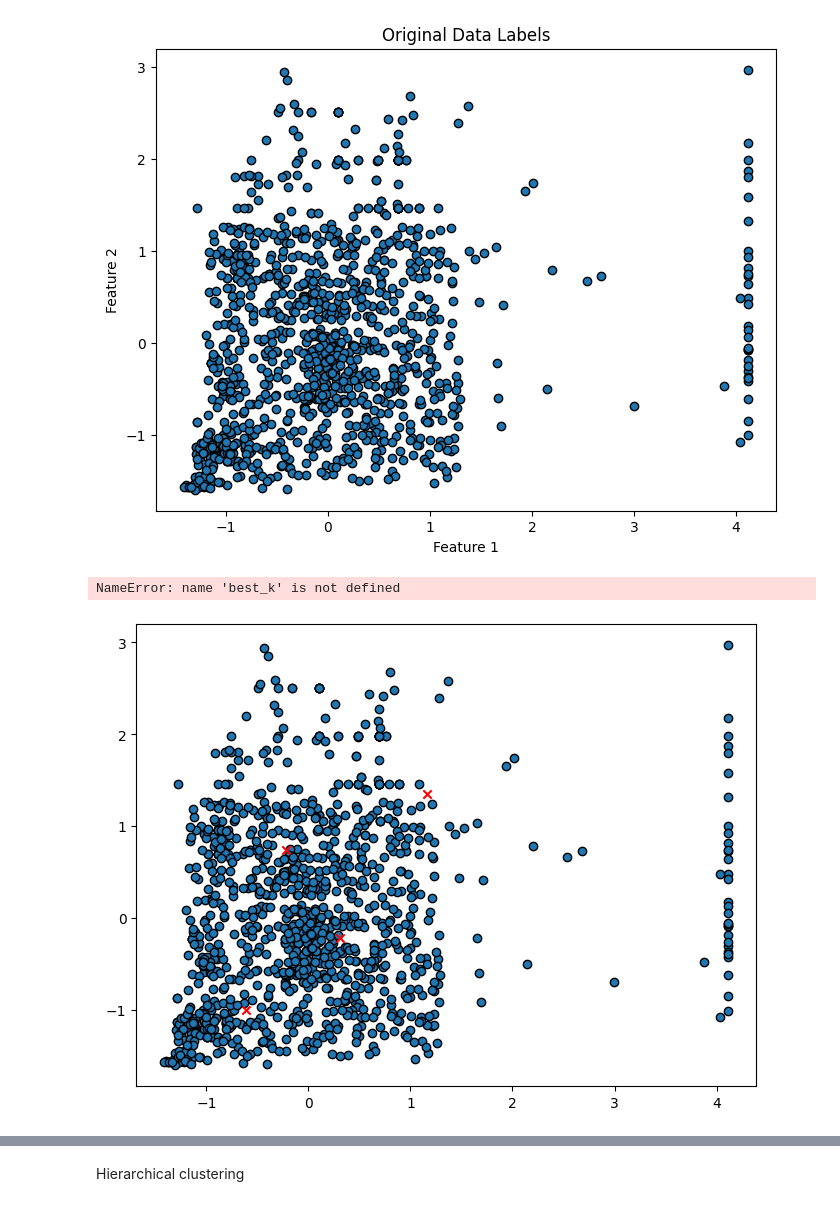
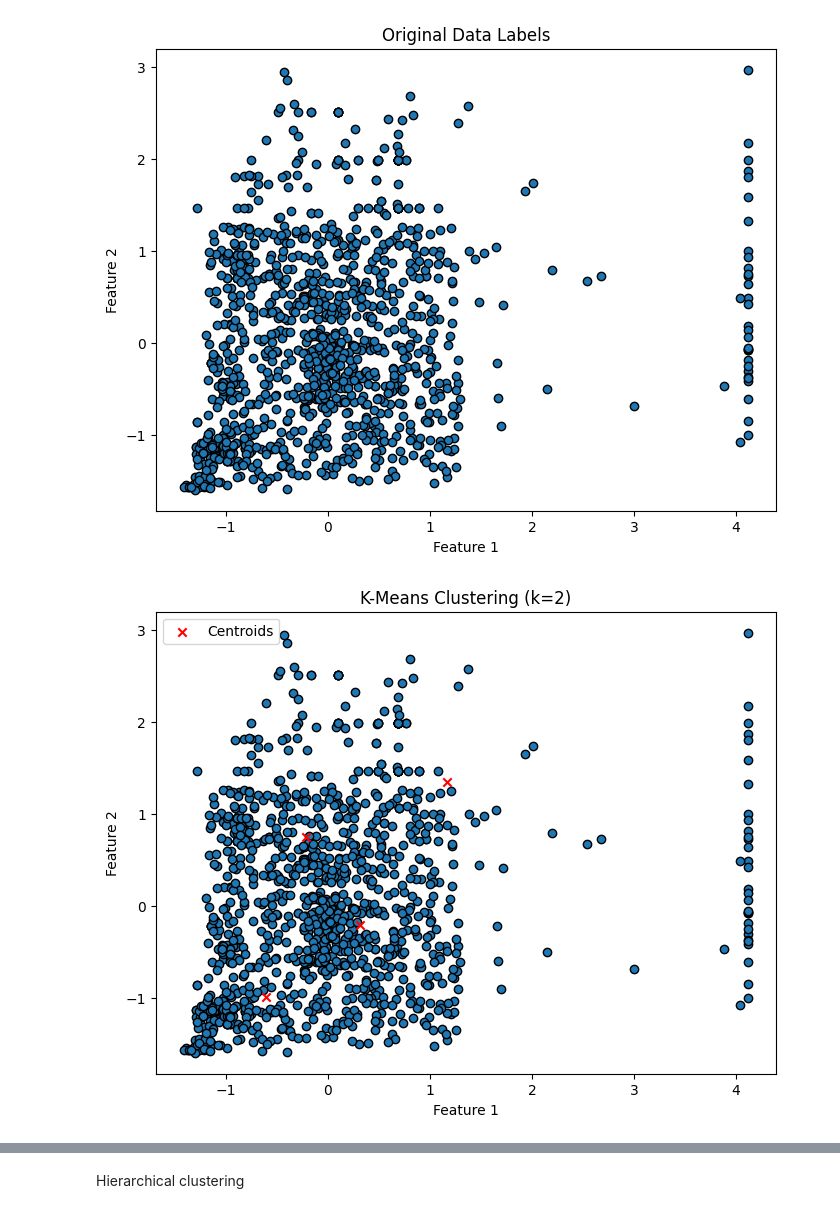
Before and after one commit to RISSIKUMARP/Enhancing-Public-Health-by-Identifying-Unhealthy-Foods-Promoting-Healthier-Alternatives, a Jupyter notebook: scripts/clustering.ipynb, the cells around one changed output, grey strips where cells are left out. Drawn from its saved outputs; the diff is of its cells as text; code cells hidden in the pictures.

```diff
--- a/scripts/clustering.ipynb
+++ b/scripts/clustering.ipynb
@@ -87,17 +87,21 @@ plt.show()
 # %% [output]
 [figure]
 # %%
+k_values = [2, 3, 4, 5, 6]
+silhouette_scores = [...]
+
+best_k = k_values[silhouette_scores.index(max(silhouette_scores))]
+
 plt.figure(figsize=(8, 6))
 plt.scatter(X_scaled[:, 0], X_scaled[:, 1], c=labels, cmap='viridis', edgecolors='k')
 plt.scatter(kmeans.cluster_centers_[:, 0], kmeans.cluster_centers_[:, 1], color='red', marker='x', label="Centroids")
 plt.title(f"K-Means Clustering (k={best_k})")
 plt.xlabel("Feature 1")
 plt.ylabel("Feature 2")
 plt.legend()
 plt.show()
 # %% [output]
-NameError: name 'best_k' is not defined
-[figure, old version]
+[figure, new version]
 # %%
 plt.figure(figsize=(8, 6))
 plt.scatter(X_scaled[:, 0], X_scaled[:, 1], c=labels, cmap='coolwarm', edgecolors='k', alpha=0.6)
```
Also changed, not shown: parts of 4 cells of this notebook, 2 other files.
